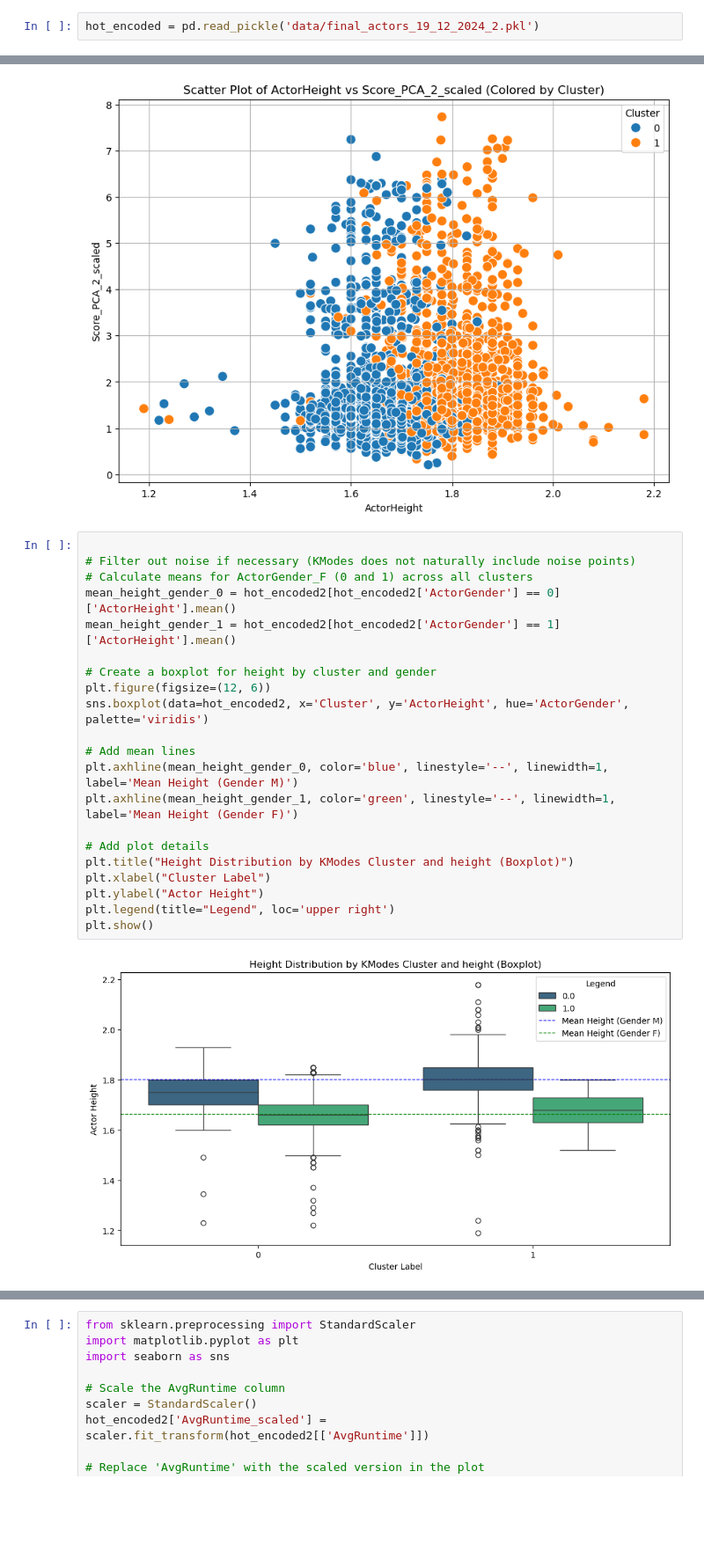
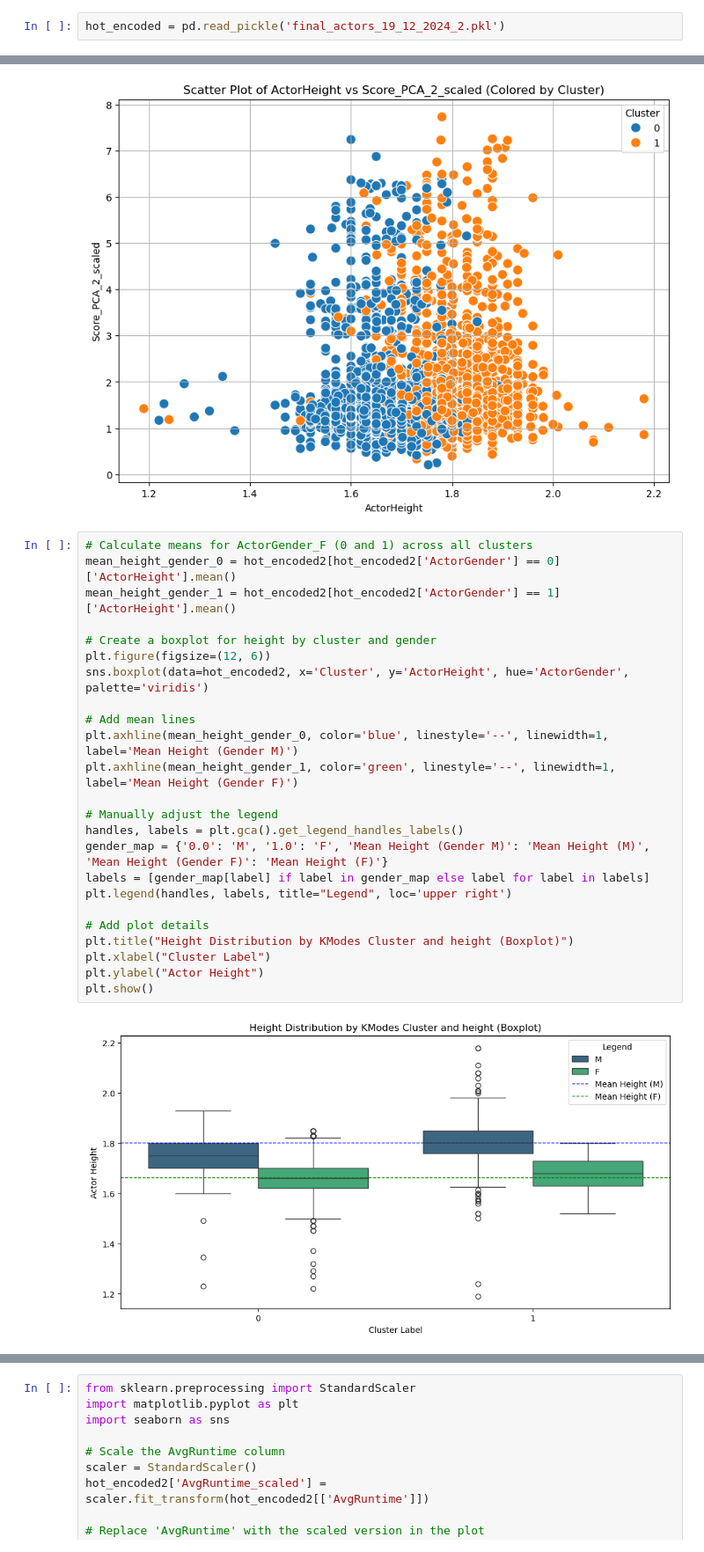
Before and after one commit to epfl-ada/ada-2024-project-arabsdatascientists2024, a Jupyter notebook: hot_encoding_clustering.ipynb, the cells around one changed output, grey strips where cells are left out. Shown at 88% size. Saved outputs shown, nothing was run; the diff lists cells and outputs as text; blank space fills up the shorter version.

```diff
--- a/hot_encoding_clustering.ipynb
+++ b/hot_encoding_clustering.ipynb
@@ -14,7 +14,7 @@ from sklearn.manifold import TSNE
 from sklearn.decomposition import PCA
 from sklearn.preprocessing import StandardScaler
 # %%
-hot_encoded = pd.read_pickle('data/final_actors_19_12_2024_2.pkl')
+hot_encoded = pd.read_pickle('final_actors_19_12_2024_2.pkl')
 # %%
 hot_encoded
 # %% [output]
@@ -188,25 +263,28 @@ plt.show()
 # %% [output]
 [figure]
 # %%
-
-# Filter out noise if necessary (KModes does not naturally include noise points)
 # Calculate means for ActorGender_F (0 and 1) across all clusters
 mean_height_gender_0 = hot_encoded2[hot_encoded2['ActorGender'] == 0]['ActorHeight'].mean()
 mean_height_gender_1 = hot_encoded2[hot_encoded2['ActorGender'] == 1]['ActorHeight'].mean()
 
 # Create a boxplot for height by cluster and gender
 plt.figure(figsize=(12, 6))
 sns.boxplot(data=hot_encoded2, x='Cluster', y='ActorHeight', hue='ActorGender', palette='viridis')
 
 # Add mean lines
 plt.axhline(mean_height_gender_0, color='blue', linestyle='--', linewidth=1, label='Mean Height (Gender M)')
 plt.axhline(mean_height_gender_1, color='green', linestyle='--', linewidth=1, label='Mean Height (Gender F)')
 
+# Manually adjust the legend
+handles, labels = plt.gca().get_legend_handles_labels()
+gender_map = {'0.0': 'M', '1.0': 'F', 'Mean Height (Gender M)': 'Mean Height (M)', 'Mean Height (Gender F)': 'Mean Height (F)'}
+labels = [gender_map[label] if label in gender_map else label for label in labels]
+plt.legend(handles, labels, title="Legend", loc='upper right')
+
 # Add plot details
 plt.title("Height Distribution by KModes Cluster and height (Boxplot)")
 plt.xlabel("Cluster Label")
 plt.ylabel("Actor Height")
-plt.legend(title="Legend", loc='upper right')
 plt.show()
 # %% [output]
-[figure, old version]
+[figure, new version]
```
Also changed, not shown: parts of 8 cells of this notebook, 3 other files.
